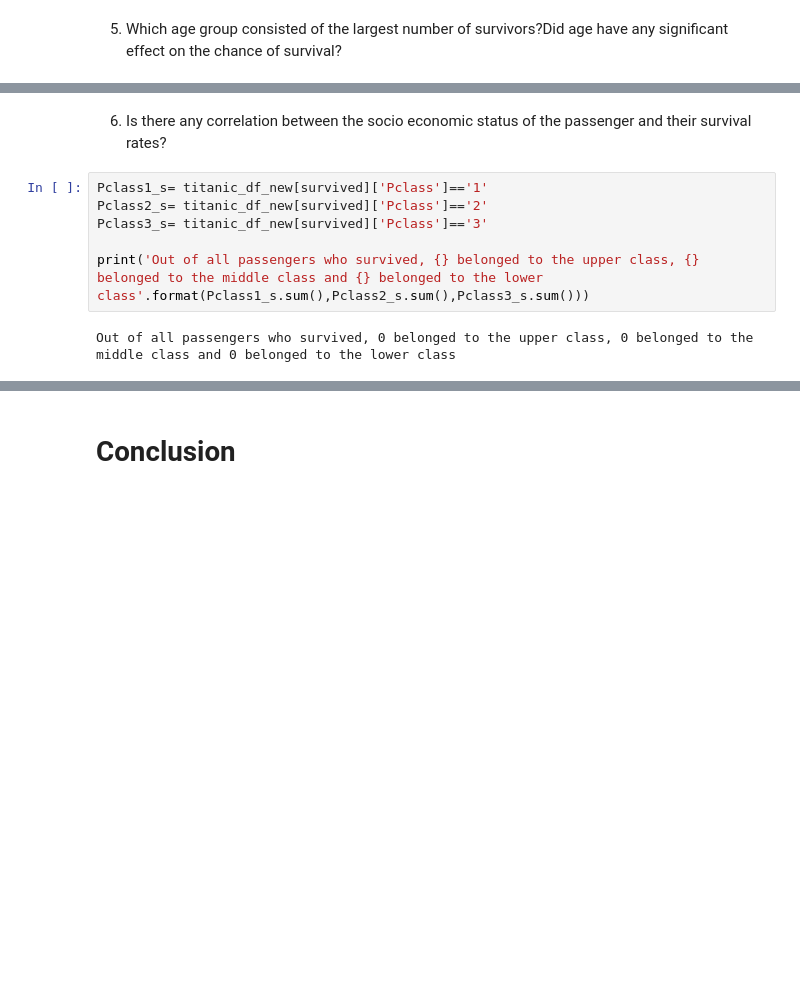
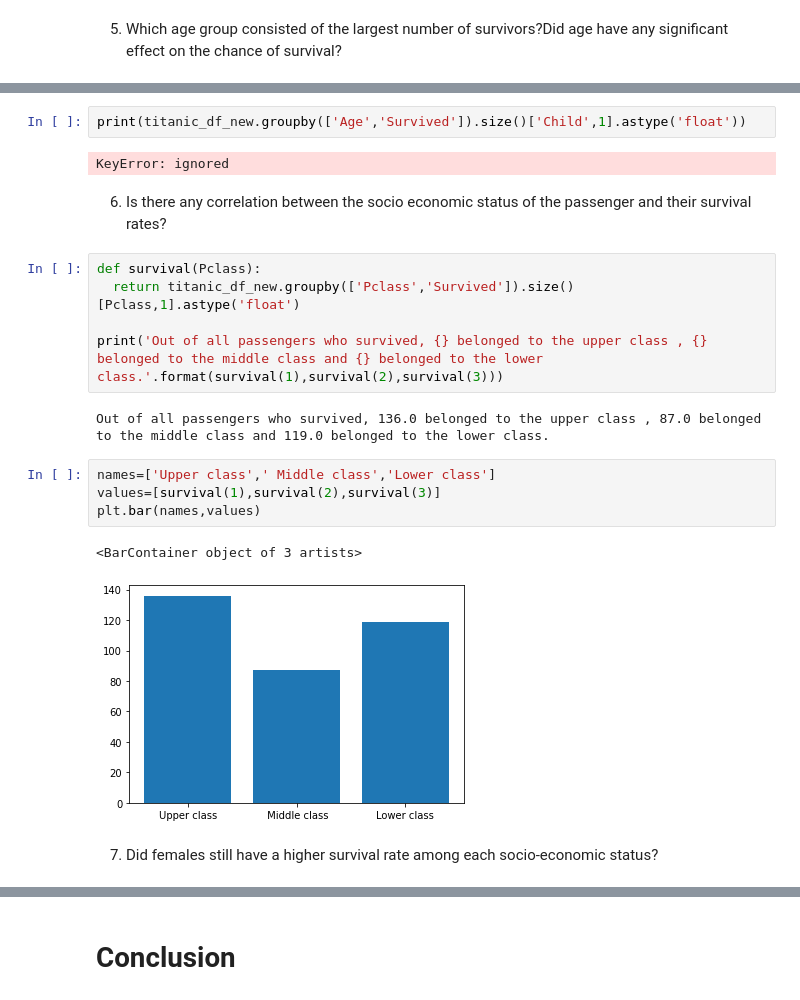
Before and after one commit to Abinaya-J/Udacity_Intro_to_Data_Analysis, a Jupyter notebook: Project_1_Titanic_Data.ipynb, the cells around one changed output, grey strips where cells are left out. Drawn from its saved outputs; the diff is of its cells as text; blank space fills up the shorter version.

```diff
--- a/Project_1_Titanic_Data.ipynb
+++ b/Project_1_Titanic_Data.ipynb
@@ -183,10 +210,22 @@ print(below_19.sum())
+# %%
+print(titanic_df_new.groupby(['Age','Survived']).size()['Child',1].astype('float'))
+# %% [output]
+KeyError: ignored
 # %% [markdown]
 6. Is there any correlation between the socio economic status of the passenger and their survival rates?
 # %%
-Pclass1_s= titanic_df_new[survived]['Pclass']=='1'
-Pclass2_s= titanic_df_new[survived]['Pclass']=='2'
-Pclass3_s= titanic_df_new[survived]['Pclass']=='3'
+def survival(Pclass):
+  return titanic_df_new.groupby(['Pclass','Survived']).size()[Pclass,1].astype('float')
 
-print('Out of all passengers who survived, {} belonged to the upper class, {} belonged to the middle class and {} belonged to the lower class'.format(Pclass1_s.sum(),Pclass2_s.sum(),Pclass3_s.sum()))
+print('Out of all passengers who survived, {} belonged to the upper class , {} belonged to the middle class and {} belonged to the lower class.'.format(survival(1),survival(2),survival(3)))
 # %% [output]
-Out of all passengers who survived, 0 belonged to the upper class, 0 belonged to the middle class and 0 belonged to the lower class
+Out of all passengers who survived, 136.0 belonged to the upper class , 87.0 belonged to the middle class and 119.0 belonged to the lower class.
+# %%
+names=['Upper class',' Middle class','Lower class']
+values=[survival(1),survival(2),survival(3)]
+plt.bar(names,values)
+# %% [output]
+<BarContainer object of 3 artists>
+[figure, added]
+# %% [markdown]
+7. Did females still have a higher survival rate among each socio-economic status?
```
Also changed, not shown: parts of 16 cells of this notebook.
